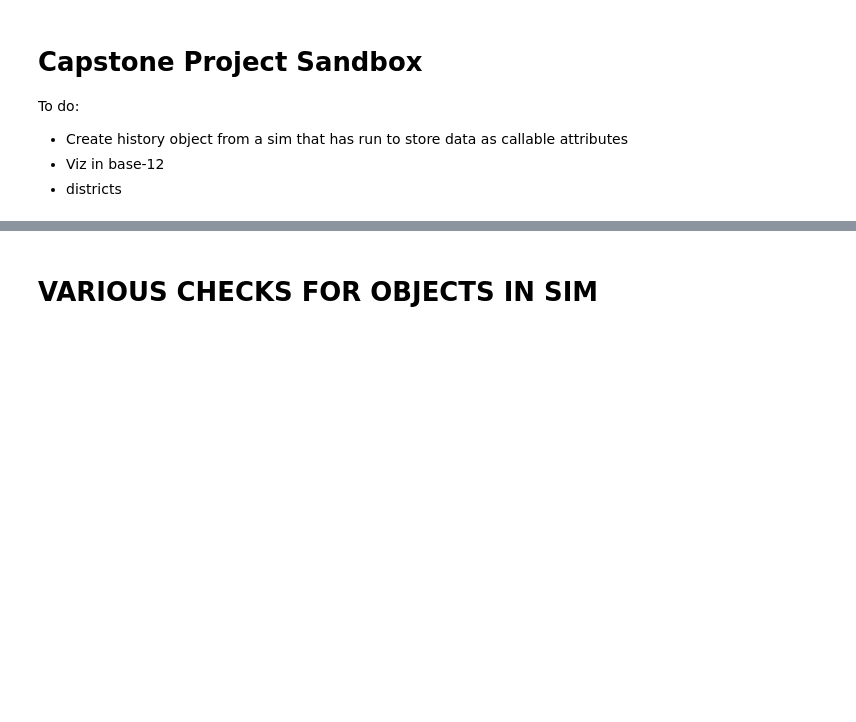
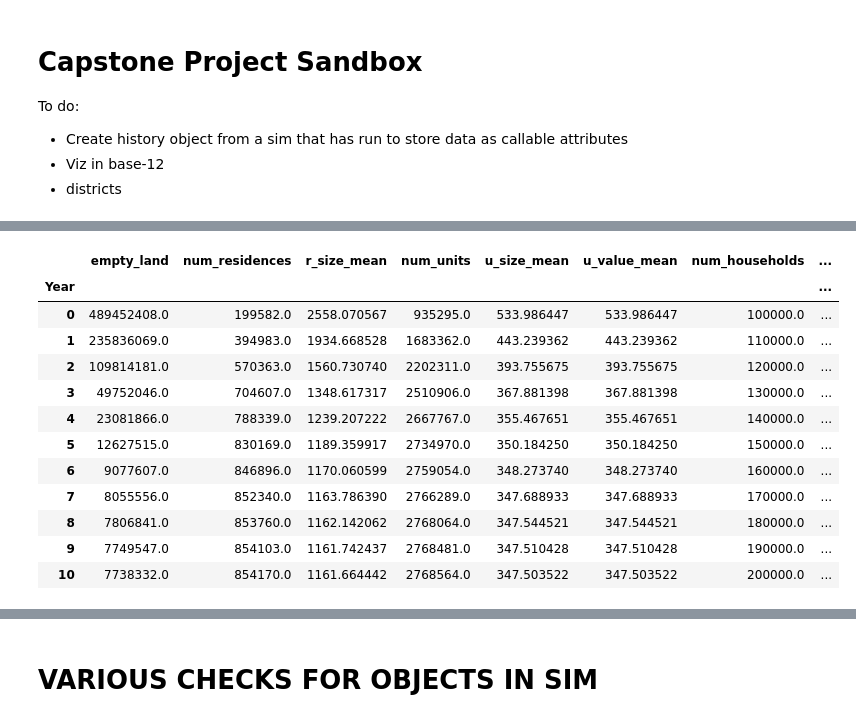
Before and after one commit to ssrosa/housing_market_simulator, a Jupyter notebook: sandbox/sandbox.ipynb, the cells around one changed output, grey strips where cells are left out. Cells and saved outputs as stored; diff of their text form; code cells hidden in the pictures; blank space fills up the shorter version.

```diff
--- a/sandbox/sandbox.ipynb
+++ b/sandbox/sandbox.ipynb
@@ -582,0 +568,16 @@ household_age_avg = [sum([len(h.has[:i]) for h in sim.households[i]]\
+# %%
+hist.all_by_year
+# %% [output]
+|  | empty_land | num_residences | r_size_mean | num_units | u_size_mean | u_value_mean | num_households | ... |
+| Year |  |  |  |  |  |  |  | ... |
+| 0 | 489452408.0 | 199582.0 | 2558.070567 | 935295.0 | 533.986447 | 533.986447 | 100000.0 | ... |
+| 1 | 235836069.0 | 394983.0 | 1934.668528 | 1683362.0 | 443.239362 | 443.239362 | 110000.0 | ... |
+| 2 | 109814181.0 | 570363.0 | 1560.730740 | 2202311.0 | 393.755675 | 393.755675 | 120000.0 | ... |
+| 3 | 49752046.0 | 704607.0 | 1348.617317 | 2510906.0 | 367.881398 | 367.881398 | 130000.0 | ... |
+| 4 | 23081866.0 | 788339.0 | 1239.207222 | 2667767.0 | 355.467651 | 355.467651 | 140000.0 | ... |
+| 5 | 12627515.0 | 830169.0 | 1189.359917 | 2734970.0 | 350.184250 | 350.184250 | 150000.0 | ... |
+| 6 | 9077607.0 | 846896.0 | 1170.060599 | 2759054.0 | 348.273740 | 348.273740 | 160000.0 | ... |
+| 7 | 8055556.0 | 852340.0 | 1163.786390 | 2766289.0 | 347.688933 | 347.688933 | 170000.0 | ... |
+| 8 | 7806841.0 | 853760.0 | 1162.142062 | 2768064.0 | 347.544521 | 347.544521 | 180000.0 | ... |
+| 9 | 7749547.0 | 854103.0 | 1161.742437 | 2768481.0 | 347.510428 | 347.510428 | 190000.0 | ... |
+| 10 | 7738332.0 | 854170.0 | 1161.664442 | 2768564.0 | 347.503522 | 347.503522 | 200000.0 | ... |
```
Also changed, not shown: parts of 30 cells of this notebook.
